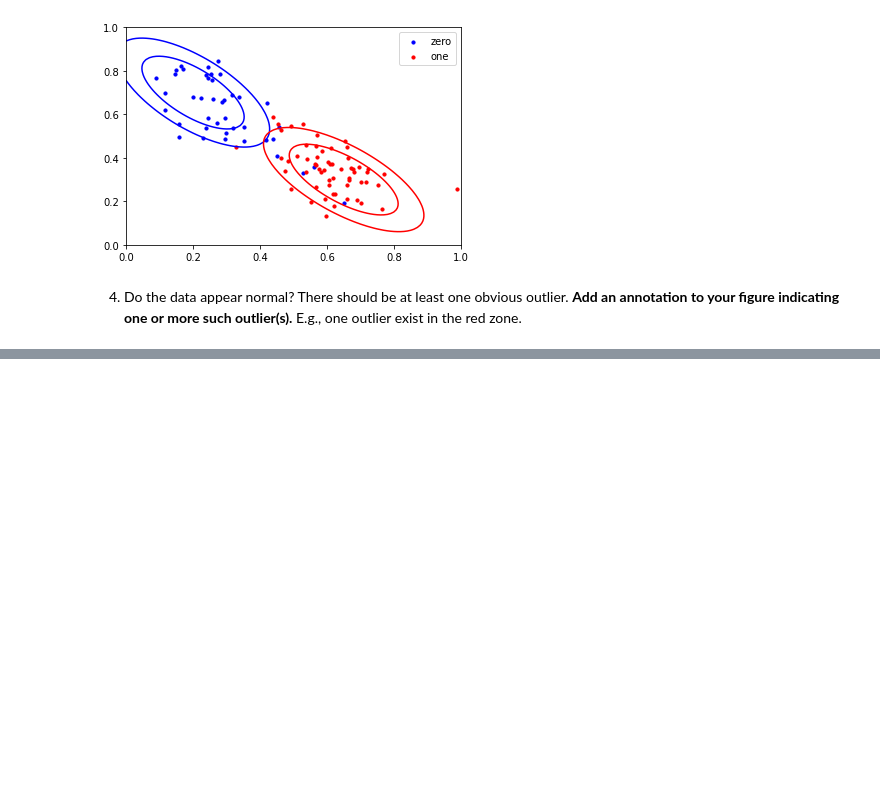
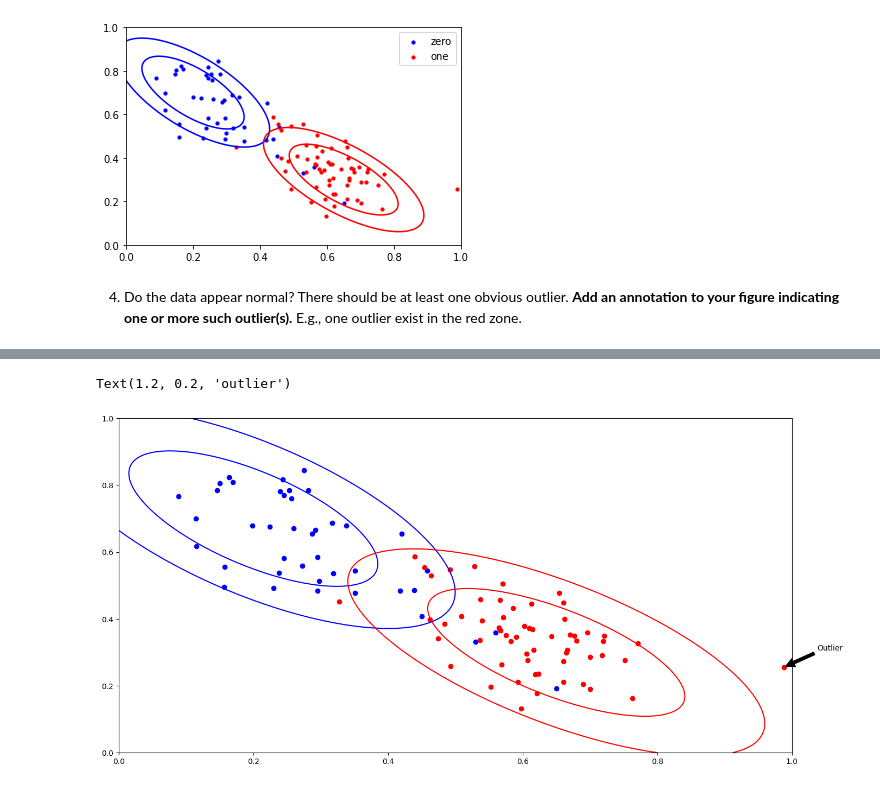
Before and after one commit to PinkNekoFist/introduction_to_DS, a Jupyter notebook: hw1/hw1_mixture_of_normals.ipynb, the cells around one changed output, grey strips where cells are left out. Drawn from its saved outputs; the diff is of its cells as text; code cells hidden in the pictures; blank space fills up the shorter version.

```diff
--- a/hw1/hw1_mixture_of_normals.ipynb
+++ b/hw1/hw1_mixture_of_normals.ipynb
@@ -88,0 +122,19 @@ Text(1.2, 0.2, 'outlier')
+# %%
+# Annotate outliers
+outliers = points[(mahalanobis_distance(points, mu0, Sigma0) > 24) | (mahalanobis_distance(points, mu1, Sigma1) > 24)]
+
+plt.figure(figsize=(16, 8))  # Adjust figure size to maintain aspect ratio
+plt.contour(X, Y, Z0, levels=levels, colors='blue', linestyles='solid')
+plt.contour(X, Y, Z1, levels=levels, colors='red', linestyles='solid')
+
+# Plot the data points
+plt.scatter(points[labels == 0, 0], points[labels == 0, 1], color='blue', label='Cluster 0')
+plt.scatter(points[labels == 1, 0], points[labels == 1, 1], color='red', label='Cluster 1')
+for outlier in outliers:
+    plt.annotate('Outlier', xy=(outlier[0], outlier[1]), xytext=(outlier[0] + 0.05, outlier[1] + 0.05),
+                 arrowprops=dict(facecolor='black', shrink=0.05))
+print("Text(1.2, 0.2, 'outlier')")
+plt.show()
+# %% [output]
+Text(1.2, 0.2, 'outlier')
+[figure, added]
```
Also changed, not shown: parts of 5 cells of this notebook, 3 other files.
